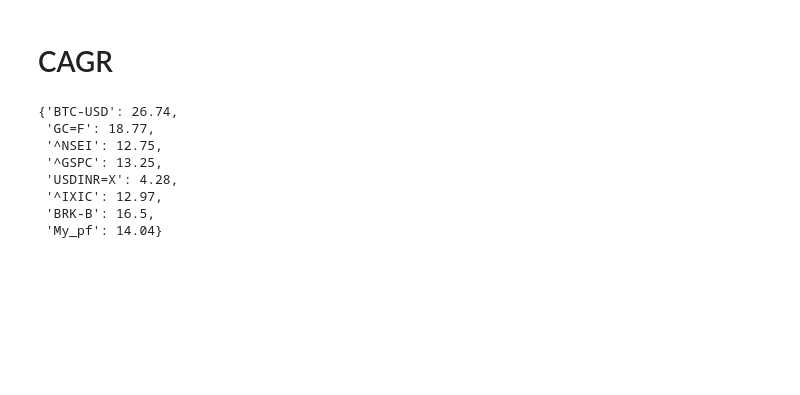
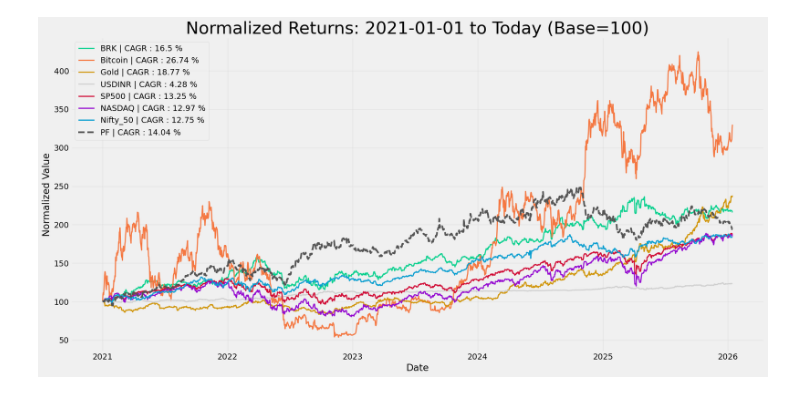
Before and after one commit to leomcp/Portfolio_MGMT, a Jupyter notebook: main.ipynb, the cells around one changed output. Cells and saved outputs as stored; diff of their text form; code cells hidden in the pictures; blank space fills up the shorter version.

```diff
--- a/main.ipynb
+++ b/main.ipynb
@@ -17,12 +19,11 @@ main_pf_df = pd.read_csv("Dataset/main_pf.csv")
 # %%
 tickers = {
-    #'Portfolio': 'DIXON.NS',  # Replace with your portfolio ticker/ETF
-    'BTC-USD' : ['Bitcoin', "#333"],
-    'GC=F' : ['Gold', "#333"],
-    '^NSEI' : ['Nifty_50', "#333"],
-    '^GSPC' : ['SP500', "#333"],
+    'BTC-USD' : ['Bitcoin', "#f57842"],
+    'GC=F' : ['Gold', "#d1960a"],
+    '^NSEI' : ['Nifty_50', "#0a9fd1"],
+    '^GSPC' : ['SP500', "#d10a35"],
     # 'NVDA': ['NVIDIA', "#333"],
-    'USDINR=X' : ['USDINR', "#333"],
-      '^IXIC': ['NASDAQ', "#333"],
-        'BRK-B': ['BRK' "#333"],  # USD/INR pair
+    'USDINR=X' : ['USDINR', "#d0d0d0"],
+      '^IXIC': ['NASDAQ', "#950ad1"],
+        'BRK-B': ['BRK', "#0ad18f"],
 }
@@ -38,7 +41,7 @@ def cal_cagrs(normalized, main_pf_df):
     freq = 365
     years = len(new_normalized) / freq
 
-    for ticker, (pf_name, _) in tickers.items():
+    for ticker, _ in tickers.items():
 
         cagrs = (new_normalized[ticker].add(1).prod() ** (1/years) -1) * 100
 
@@ -104,15 +100,4 @@ plt.show()
-# %% [markdown]
-# CAGR
-# %%
-
-
-cal_cagrs(normalized, main_pf_df)
-# %% [output]
-{'BTC-USD': 26.74,
- 'GC=F': 18.77,
- '^NSEI': 12.75,
- '^GSPC': 13.25,
- 'USDINR=X': 4.28,
- '^IXIC': 12.97,
- 'BRK-B': 16.5,
- 'My_pf': 14.04}
+# %%
+plot_returns()
+# %% [output]
+[figure, added]
```
Also changed, not shown: parts of 7 cells of this notebook.
